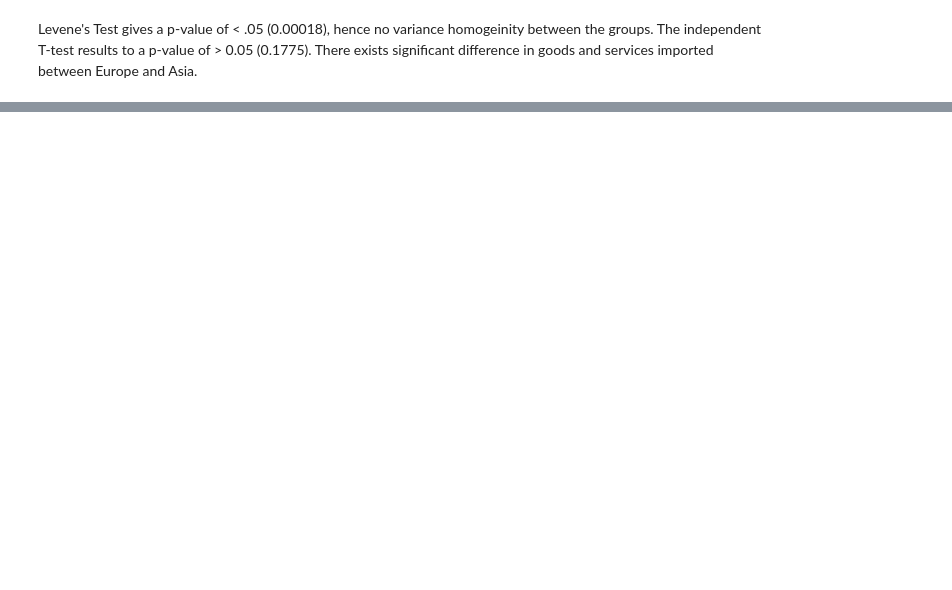
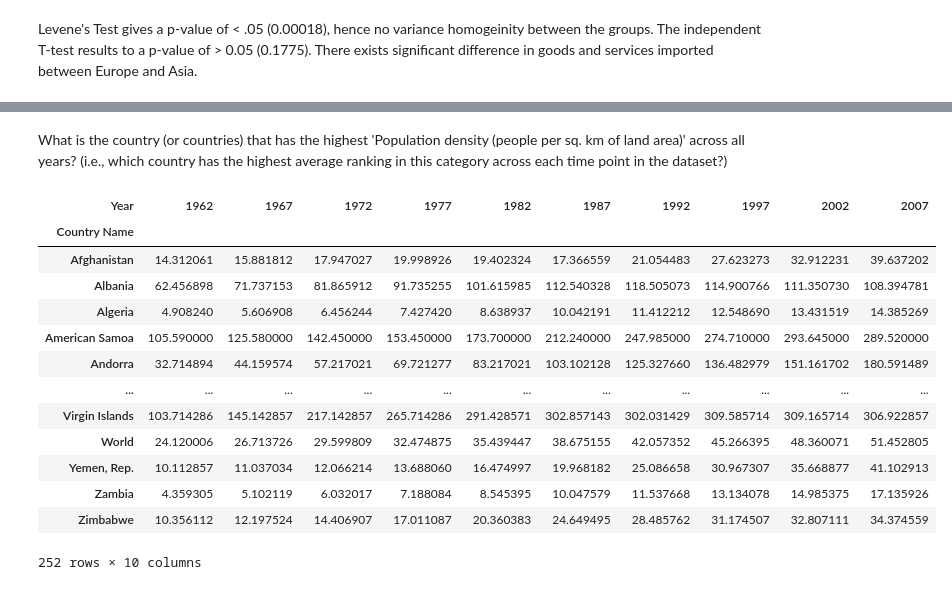
Before and after one commit to mikemwanga/Data_Science, a Jupyter notebook: Python for Data Science/notebook/python4DS.ipynb, the cells around one changed output, grey strips where cells are left out. Saved outputs shown, nothing was run; the diff lists cells and outputs as text; code cells hidden in the pictures; blank space fills up the shorter version.

```diff
--- a/Python for Data Science/notebook/python4DS.ipynb
+++ b/Python for Data Science/notebook/python4DS.ipynb
@@ -302,0 +322,27 @@ Name: Imports of goods and services (% of GDP), dtype: float64
+# %% [markdown]
+What is the country (or countries) that has the highest 'Population density (people per sq. km of land area)' across all years? (i.e., which country has the highest average ranking in this category across each time point in the dataset?)
+# %%
+#my_data.head()
+pop_dns = my_data[["Year","Country Name",
+                   "Population density (people per sq. km of land area)"]]
+
+pop_dns = pop_dns.pivot_table(index="Country Name", columns="Year").droplevel(
+    0, 1).reset_index(drop=False, inplace=False)
+pop_dns = pop_dns.dropna() #drop countries with missing data
+pop_dns.set_index("Country Name",inplace=True)
+pop_dns
+# %% [output]
+| Year | 1962 | 1967 | 1972 | 1977 | 1982 | 1987 | 1992 | 1997 | 2002 | 2007 |
+| Country Name |  |  |  |  |  |  |  |  |  |  |
+| Afghanistan | 14.312061 | 15.881812 | 17.947027 | 19.998926 | 19.402324 | 17.366559 | 21.054483 | 27.623273 | 32.912231 | 39.637202 |
+| Albania | 62.456898 | 71.737153 | 81.865912 | 91.735255 | 101.615985 | 112.540328 | 118.505073 | 114.900766 | 111.350730 | 108.394781 |
+| Algeria | 4.908240 | 5.606908 | 6.456244 | 7.427420 | 8.638937 | 10.042191 | 11.412212 | 12.548690 | 13.431519 | 14.385269 |
+| American Samoa | 105.590000 | 125.580000 | 142.450000 | 153.450000 | 173.700000 | 212.240000 | 247.985000 | 274.710000 | 293.645000 | 289.520000 |
+| Andorra | 32.714894 | 44.159574 | 57.217021 | 69.721277 | 83.217021 | 103.102128 | 125.327660 | 136.482979 | 151.161702 | 180.591489 |
+| ... | ... | ... | ... | ... | ... | ... | ... | ... | ... | ... |
+| Virgin Islands | 103.714286 | 145.142857 | 217.142857 | 265.714286 | 291.428571 | 302.857143 | 302.031429 | 309.585714 | 309.165714 | 306.922857 |
+| World | 24.120006 | 26.713726 | 29.599809 | 32.474875 | 35.439447 | 38.675155 | 42.057352 | 45.266395 | 48.360071 | 51.452805 |
+| Yemen, Rep. | 10.112857 | 11.037034 | 12.066214 | 13.688060 | 16.474997 | 19.968182 | 25.086658 | 30.967307 | 35.668877 | 41.102913 |
+| Zambia | 4.359305 | 5.102119 | 6.032017 | 7.188084 | 8.545395 | 10.047579 | 11.537668 | 13.134078 | 14.985375 | 17.135926 |
+| Zimbabwe | 10.356112 | 12.197524 | 14.406907 | 17.011087 | 20.360383 | 24.649495 | 28.485762 | 31.174507 | 32.807111 | 34.374559 |
+252 rows × 10 columns
```
Also changed, not shown: parts of 11 cells of this notebook, 1 other file.
